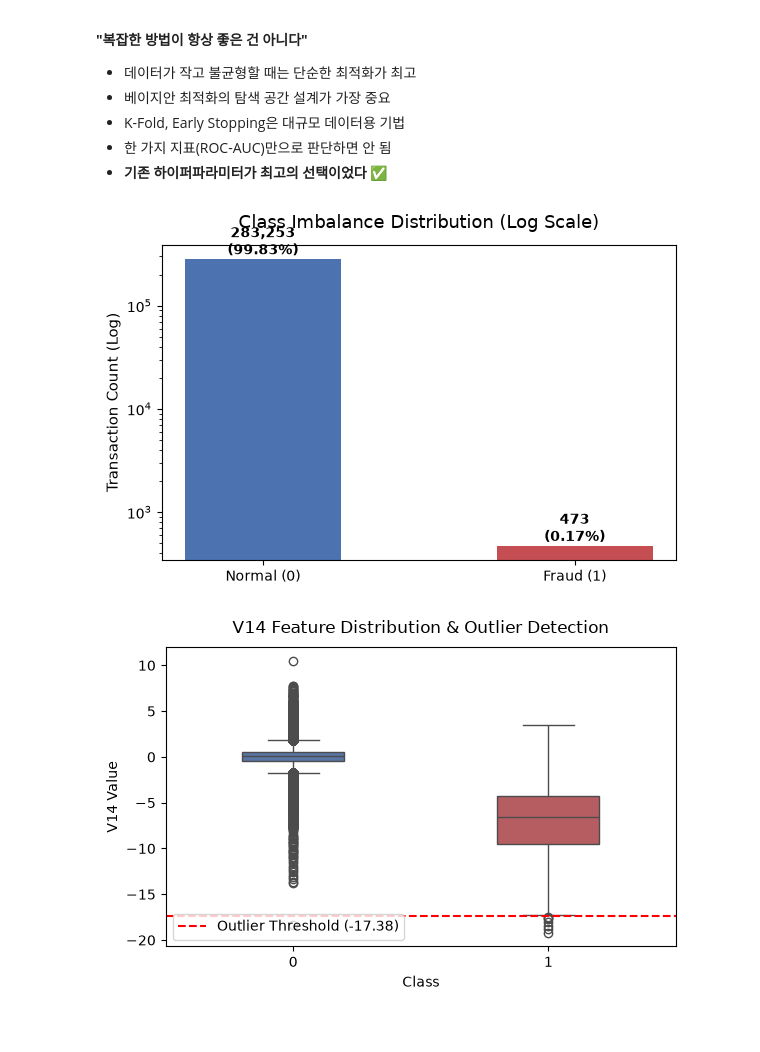
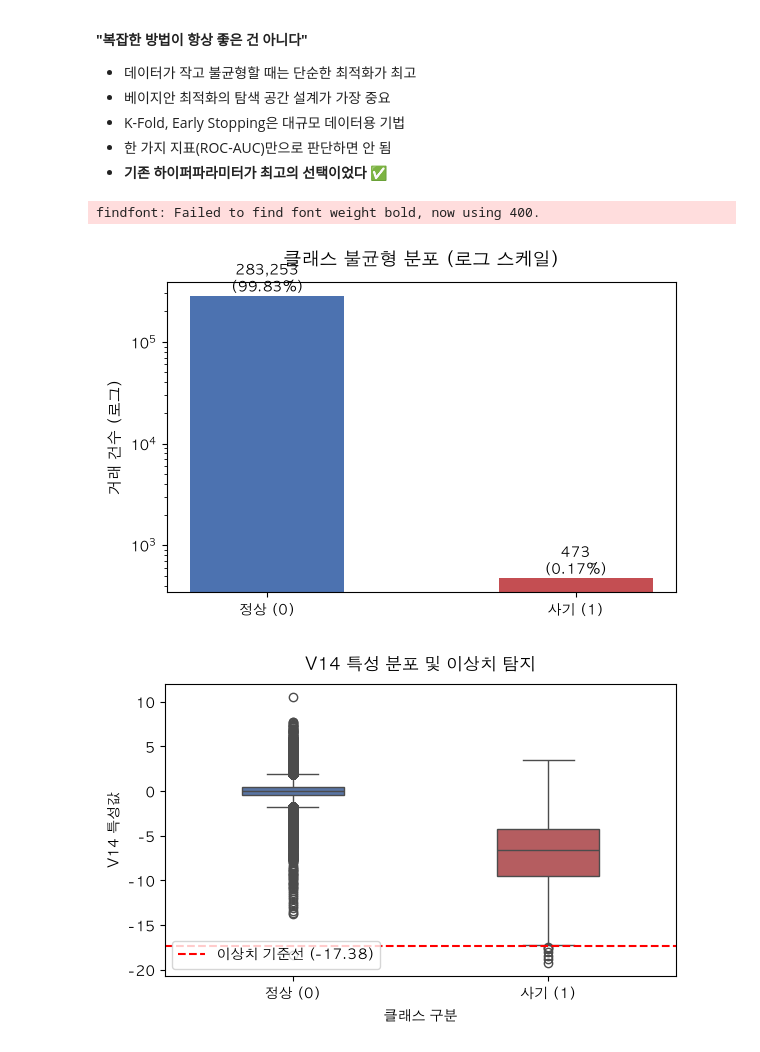
Before and after one commit to Hyehyun1001/ml-data-analysis, a Jupyter notebook: 02_classification_credit_card/hyehyun/02_credit_ldbm(hyehyun).ipynb, the cells around one changed output. Cells and saved outputs as stored; diff of their text form; code cells hidden in the pictures.

```diff
--- a/02_classification_credit_card/hyehyun/02_credit_ldbm(hyehyun).ipynb
+++ b/02_classification_credit_card/hyehyun/02_credit_ldbm(hyehyun).ipynb
@@ -1267,25 +1267,31 @@ threshold = 0.10  # 0.5 → 0.10
 # %%
 import matplotlib.pyplot as plt
 import seaborn as sns
+
+# macOS 한글 폰트 및 마이너스 기호 깨짐 방지 설정
+plt.rcParams['font.family'] = 'AppleGothic'
+plt.rcParams['axes.unicode_minus'] = False
 
 fig, ax = plt.subplots(figsize=(6, 4))
 colors = ['#4C72B0', '#C44E52']
 counts = train_df['Class'].value_counts()
 
-bars = ax.bar(['Normal (0)', 'Fraud (1)'], counts.values, color=colors, width=0.5)
+# X축 레이블, 제목, Y축 레이블 한글화
+bars = ax.bar(['정상 (0)', '사기 (1)'], counts.values, color=colors, width=0.5)
 ax.set_yscale('log')
-ax.set_title('Class Imbalance Distribution (Log Scale)', fontsize=13, pad=12)
-ax.set_ylabel('Transaction Count (Log)', fontsize=11)
+ax.set_title('클래스 불균형 분포 (로그 스케일)', fontsize=13, pad=12)
+ax.set_ylabel('거래 건수 (로그)', fontsize=11)
 
 for bar in bars:
     yval = bar.get_height()
     ax.text(bar.get_x() + bar.get_width()/2, yval, f'{yval:,}\n({yval/sum(counts)*100:.2f}%)',
             ha='center', va='bottom', fontsize=10, fontweight='bold')
 
 plt.tight_layout()
 plt.show()
 # %% [output]
+findfont: Failed to find font weight bold, now using 400.
-[figure, old version]
+[figure, new version]
 # %%
 fig, ax = plt.subplots(figsize=(6, 4))
 sns.boxplot(x='Class', y='V14', data=train_df, palette=['#4C72B0', '#C44E52'], ax=ax, width=0.4)
@@ -1296,16 +1302,19 @@ q25 = fraud_v14.quantile(0.25)
 iqr = fraud_v14.quantile(0.75) - q25
 threshold_v14 = q25 - (iqr * 1.5)
 
-ax.axhline(threshold_v14, color='red', linestyle='--', label=f'Outlier Threshold ({threshold_v14:.2f})')
-ax.set_title('V14 Feature Distribution & Outlier Detection', fontsize=12, pad=10)
-ax.set_xlabel('Class', fontsize=10)
-ax.set_ylabel('V14 Value', fontsize=10)
+# X축 틱 레이블, 범례, 제목, 축 레이블 한글화
+ax.set_xticks([0, 1])
+ax.set_xticklabels(['정상 (0)', '사기 (1)'])
+ax.axhline(threshold_v14, color='red', linestyle='--', label=f'이상치 기준선 ({threshold_v14:.2f})')
+ax.set_title('V14 특성 분포 및 이상치 탐지', fontsize=12, pad=10)
+ax.set_xlabel('클래스 구분', fontsize=10)
+ax.set_ylabel('V14 특성값', fontsize=10)
 ax.legend(loc='lower left')
 
 plt.tight_layout()
 plt.show()
 # %% [output]
-[figure, old version]
+[figure, new version]
 # %%
 # Class와의 절대값 상관계수 상위 8개 추출
 corr = train_df.corr()
```
Also changed, not shown: parts of 2 cells of this notebook, 2 other files.
